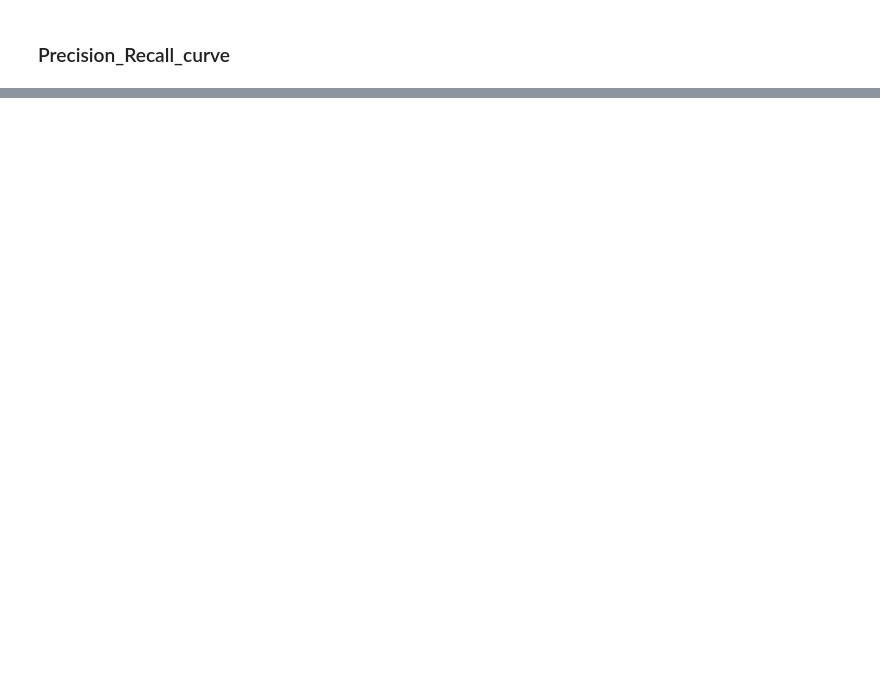
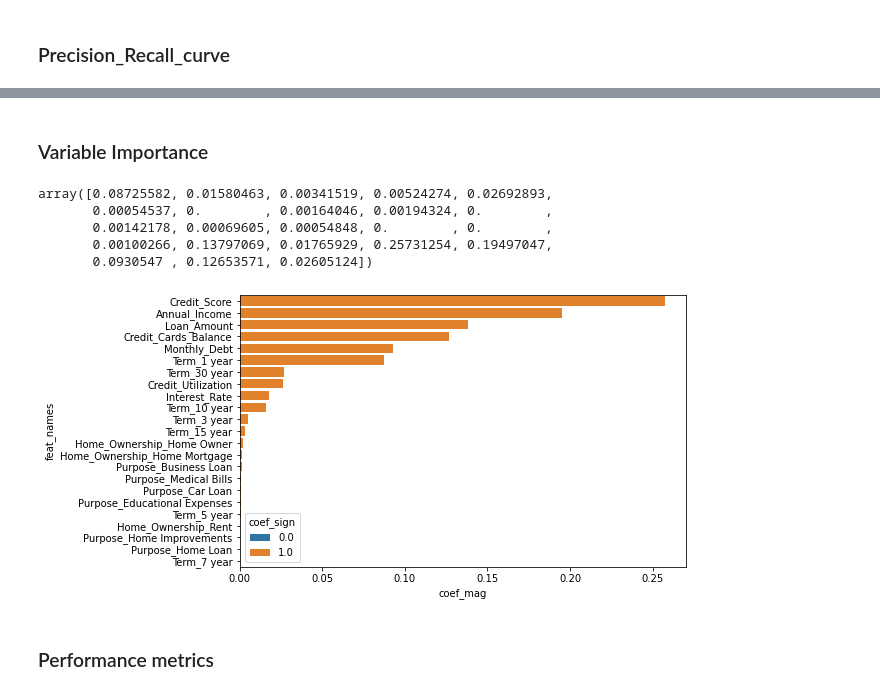
Before and after one commit to karelyrodri/Machine-Learning-CS5262-50, a Jupyter notebook: CS5262_50.ipynb, the cells around one changed output, grey strips where cells are left out. Saved outputs shown, nothing was run; the diff lists cells and outputs as text; code cells hidden in the pictures; blank space fills up the shorter version.

```diff
--- a/CS5262_50.ipynb
+++ b/CS5262_50.ipynb
@@ -495,0 +505,7 @@ f1 score=0.601
+# %%
+#generate the whole modeling pipeline with preprocessing
+pipe = Pipeline(steps=[('preproc', preproc), ('mdl', DecisionTreeClassifier(random_state=0))])
+
+#visualization for steps
+with config_context(display='diagram'):
+    display(pipe)
@@ -495,0 +526,8 @@ f1 score=0.601
+# %%
+#hyperparameter tuning
+tuning_grid = {'mdl__min_samples_split' : [2,4,6], 'mdl__max_depth': [4,7,10,12],
+               "mdl__criterion": ["gini", "entropy"]}
+# GridSearchCV is used for cross-validation
+DT_grid_search = GridSearchCV(pipe, param_grid = tuning_grid, cv = 5, return_train_score=True)
+# %%
+DT_grid_search.fit(X_train, y_train)
@@ -495,0 +578,29 @@ f1 score=0.601
+# %% [markdown]
+### Variable Importance
+# %%
+vip = DT_grid_search.best_estimator_['mdl'].feature_importances_
+vip
+# %% [output]
+array([0.08725582, 0.01580463, 0.00341519, 0.00524274, 0.02692893,
+       0.00054537, 0.        , 0.00164046, 0.00194324, 0.        ,
+       0.00142178, 0.00069605, 0.00054848, 0.        , 0.        ,
+       0.00100266, 0.13797069, 0.01765929, 0.25731254, 0.19497047,
+       0.0930547 , 0.12653571, 0.02605124])
+# %%
+#get names in correct preproc order
+cat_names = DT_grid_search.best_estimator_.named_steps['preproc'].transformers_[0][1].named_steps['onehot_cat'].get_feature_names_out()
+num_names = DT_grid_search.best_estimator_.named_steps['preproc'].transformers_[1][2]
+#create df with vip info
+coef_info = pd.DataFrame({'feat_names':np.hstack([cat_names, num_names]), 'vip': vip})
+#get sign and magnitude information
+coef_info = coef_info.assign(coef_mag = abs(coef_info['vip']),
+                             coef_sign = np.sign(coef_info['vip']))
+
+#sort and plot
+coef_info = coef_info.set_index('feat_names').sort_values(by='coef_mag', ascending=False)
+sns.barplot(y=coef_info.index, x='coef_mag', hue='coef_sign', data=coef_info, orient='h', dodge=False);
+plt.rcParams["figure.figsize"] = [10, 6]
+# %% [output]
+[figure, added]
+# %% [markdown]
+### Performance metrics
```
Also changed, not shown: parts of 62 cells of this notebook.
